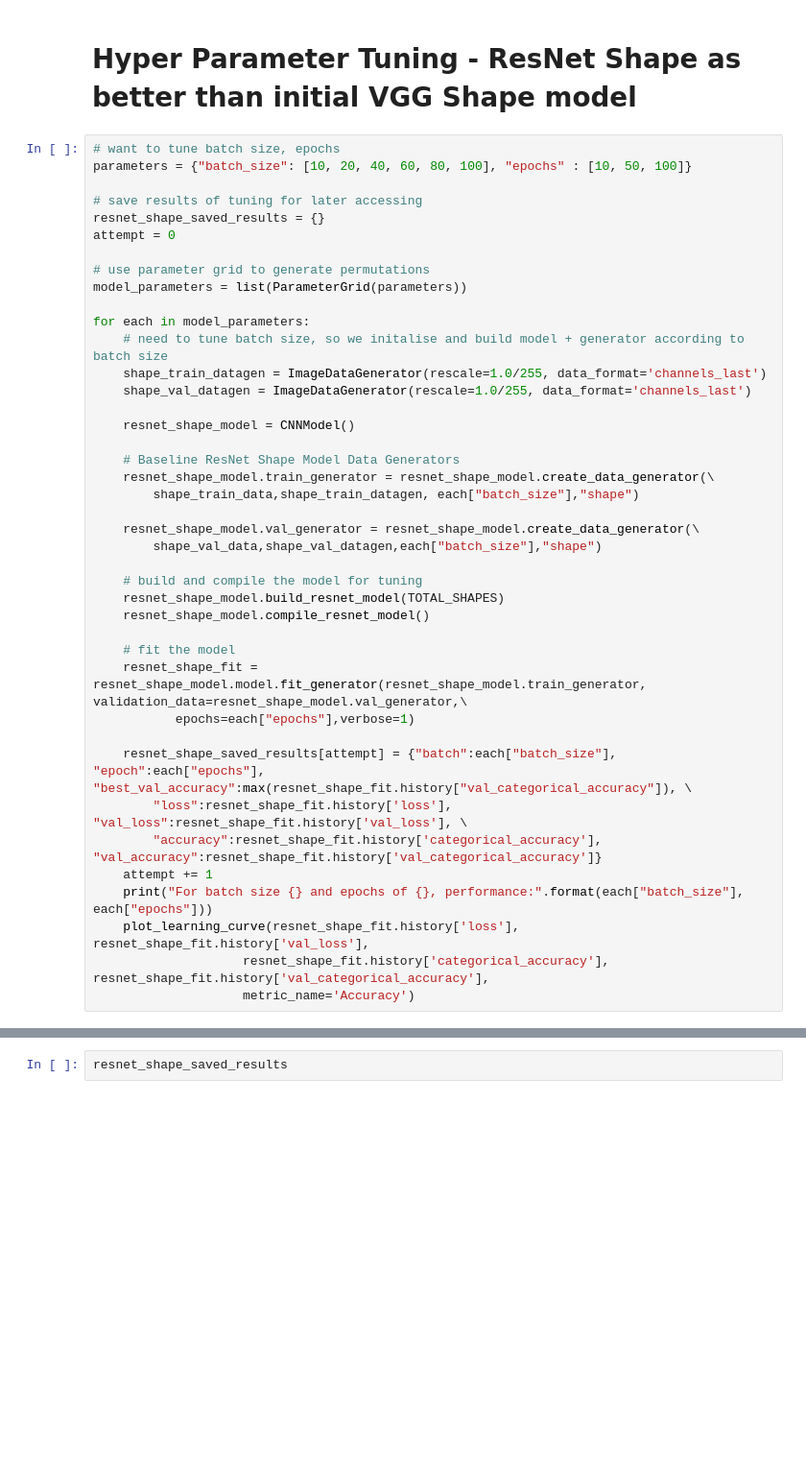
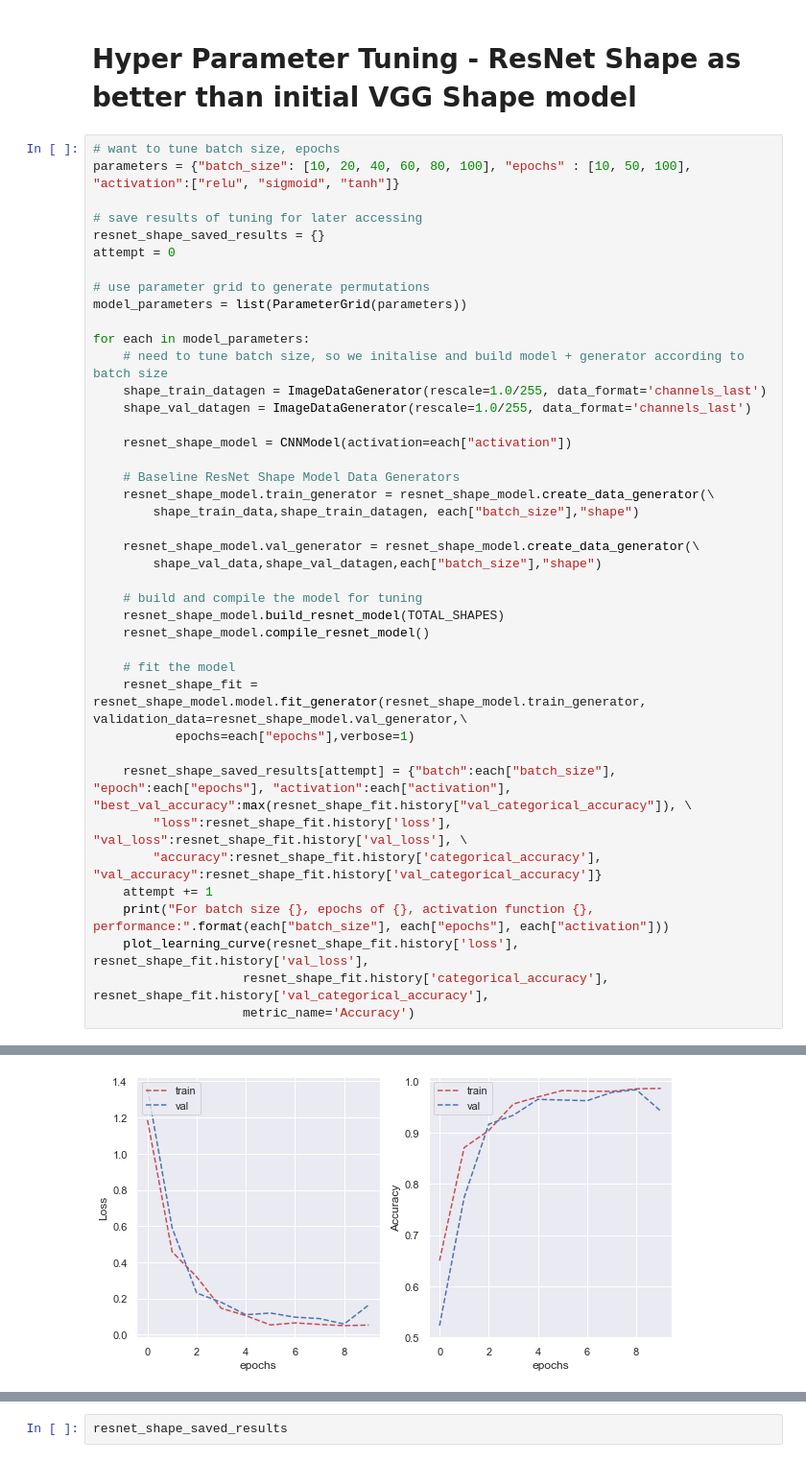
Before and after one commit to s3908818/the_village_idiots, a Jupyter notebook: MLA2.ipynb, the cells around one changed output, grey strips where cells are left out. Shown at 96% size. Drawn from its saved outputs; the diff is of its cells as text; blank space fills up the shorter version.

```diff
--- a/MLA2.ipynb
+++ b/MLA2.ipynb
@@ -533,7 +679,7 @@ for i in range(0, len(vgg_type_saved_results)):
 # Hyper Parameter Tuning - ResNet Shape as better than initial VGG Shape model
 # %%
 # want to tune batch size, epochs
-parameters = {"batch_size": [10, 20, 40, 60, 80, 100], "epochs" : [10, 50, 100]}
+parameters = {"batch_size": [10, 20, 40, 60, 80, 100], "epochs" : [10, 50, 100], "activation":["relu", "sigmoid", "tanh"]}
 
 # save results of tuning for later accessing
 resnet_shape_saved_results = {}
@@ -547,7 +693,7 @@ for each in model_parameters:
     shape_train_datagen = ImageDataGenerator(rescale=1.0/255, data_format='channels_last')
     shape_val_datagen = ImageDataGenerator(rescale=1.0/255, data_format='channels_last')
 
-    resnet_shape_model = CNNModel()
+    resnet_shape_model = CNNModel(activation=each["activation"])
 
     # Baseline ResNet Shape Model Data Generators
     resnet_shape_model.train_generator = resnet_shape_model.create_data_generator(\
@@ -564,11 +710,12 @@ for each in model_parameters:
     resnet_shape_fit = resnet_shape_model.model.fit_generator(resnet_shape_model.train_generator, validation_data=resnet_shape_model.val_generator,\
            epochs=each["epochs"],verbose=1)
 
-    resnet_shape_saved_results[attempt] = {"batch":each["batch_size"], "epoch":each["epochs"], "best_val_accuracy":max(resnet_shape_fit.history["val_categorical_accuracy"]), \
+    resnet_shape_saved_results[attempt] = {"batch":each["batch_size"], "epoch":each["epochs"], "activation":each["activation"], "best_val_accuracy":max(resnet_shape_fit.history["val_categorical_accuracy"]), \
         "loss":resnet_shape_fit.history['loss'], "val_loss":resnet_shape_fit.history['val_loss'], \
         "accuracy":resnet_shape_fit.history['categorical_accuracy'], "val_accuracy":resnet_shape_fit.history['val_categorical_accuracy']}
     attempt += 1
-    print("For batch size {} and epochs of {}, performance:".format(each["batch_size"], each["epochs"]))
+    print("For batch size {}, epochs of {}, activation function {}, performance:".format(each["batch_size"], each["epochs"], each["activation"]))
     plot_learning_curve(resnet_shape_fit.history['loss'], resnet_shape_fit.history['val_loss'],
                     resnet_shape_fit.history['categorical_accuracy'], resnet_shape_fit.history['val_categorical_accuracy'],
                     metric_name='Accuracy')
+# %% [output]
@@ -574,0 +743 @@ for each in model_parameters:
+[figure, added]
```
Also changed, not shown: parts of 13 cells of this notebook.
